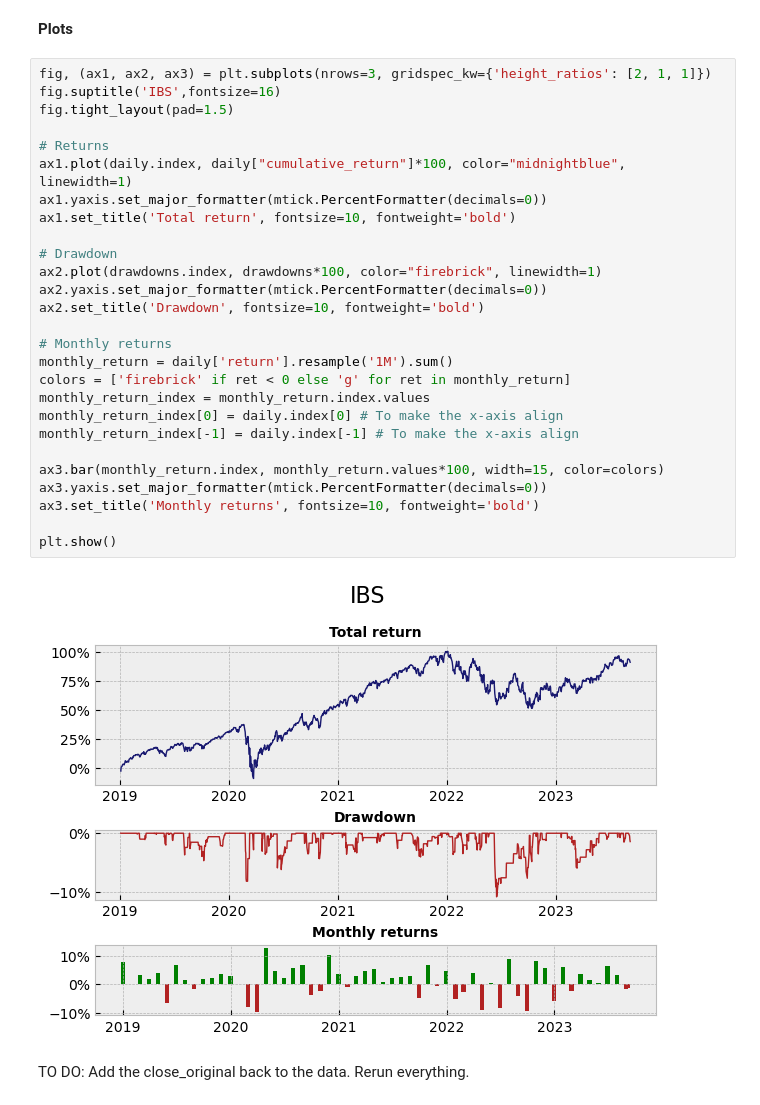
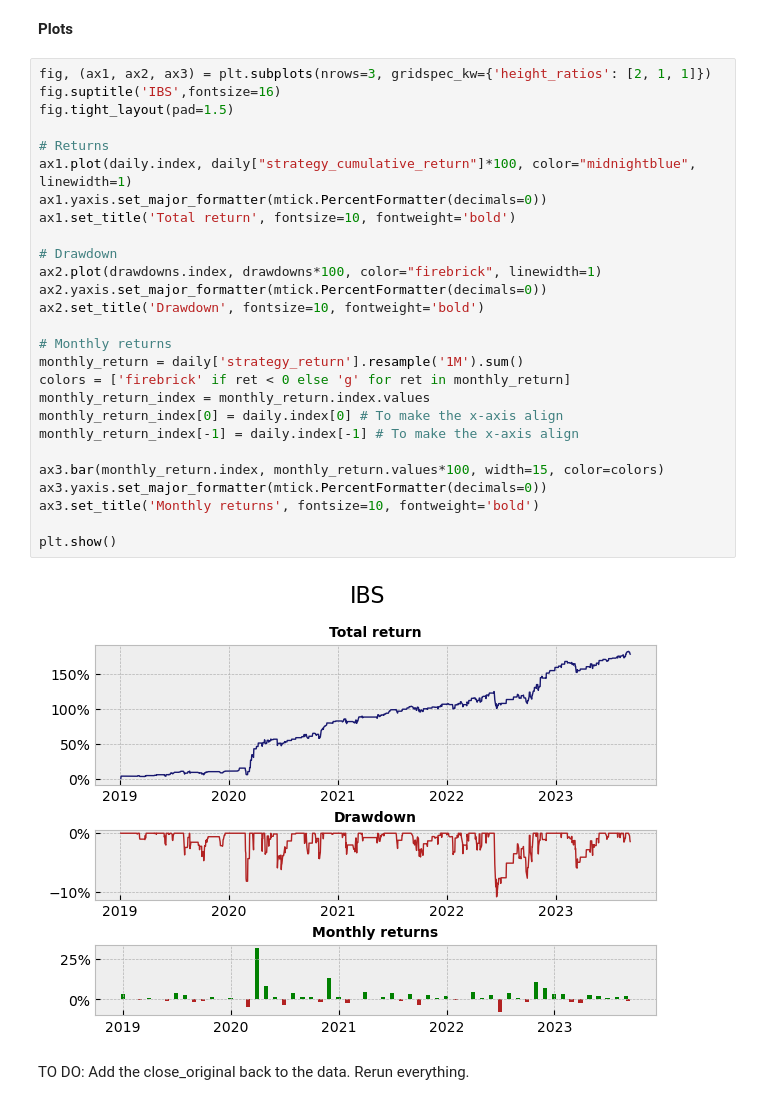
Before and after one commit to shinathan/polygon.io-stock-database, a Jupyter notebook: 13_backtesting.ipynb, the cells around one changed output. Drawn from its saved outputs; the diff is of its cells as text.

Commit message:
Graph now displays the strategy again instead of SPY

```diff
--- a/13_backtesting.ipynb
+++ b/13_backtesting.ipynb
@@ -331,31 +340,31 @@ statistics
 # %%
 fig, (ax1, ax2, ax3) = plt.subplots(nrows=3, gridspec_kw={'height_ratios': [2, 1, 1]})
 fig.suptitle('IBS',fontsize=16)
 fig.tight_layout(pad=1.5)
 
 # Returns
-ax1.plot(daily.index, daily["cumulative_return"]*100, color="midnightblue", linewidth=1)
+ax1.plot(daily.index, daily["strategy_cumulative_return"]*100, color="midnightblue", linewidth=1)
 ax1.yaxis.set_major_formatter(mtick.PercentFormatter(decimals=0))
 ax1.set_title('Total return', fontsize=10, fontweight='bold')
 
 # Drawdown
 ax2.plot(drawdowns.index, drawdowns*100, color="firebrick", linewidth=1)
 ax2.yaxis.set_major_formatter(mtick.PercentFormatter(decimals=0))
 ax2.set_title('Drawdown', fontsize=10, fontweight='bold')
 
 # Monthly returns
-monthly_return = daily['return'].resample('1M').sum()
+monthly_return = daily['strategy_return'].resample('1M').sum()
 colors = ['firebrick' if ret < 0 else 'g' for ret in monthly_return]
 monthly_return_index = monthly_return.index.values
 monthly_return_index[0] = daily.index[0] # To make the x-axis align
 monthly_return_index[-1] = daily.index[-1] # To make the x-axis align
 
 ax3.bar(monthly_return.index, monthly_return.values*100, width=15, color=colors)
 ax3.yaxis.set_major_formatter(mtick.PercentFormatter(decimals=0))
 ax3.set_title('Monthly returns', fontsize=10, fontweight='bold')
 
 plt.show()
 # %% [output]
-[figure, old version]
+[figure, new version]
 # %% [markdown]
 TO DO: Add the close_original back to the data. Rerun everything.
```
Also changed, not shown: parts of 1 cell of this notebook.
